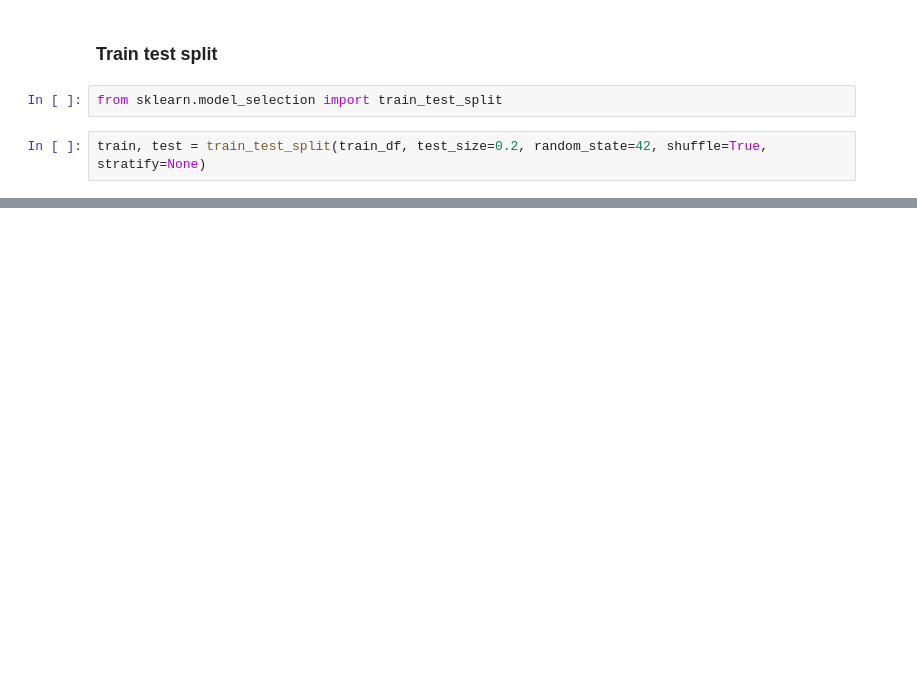
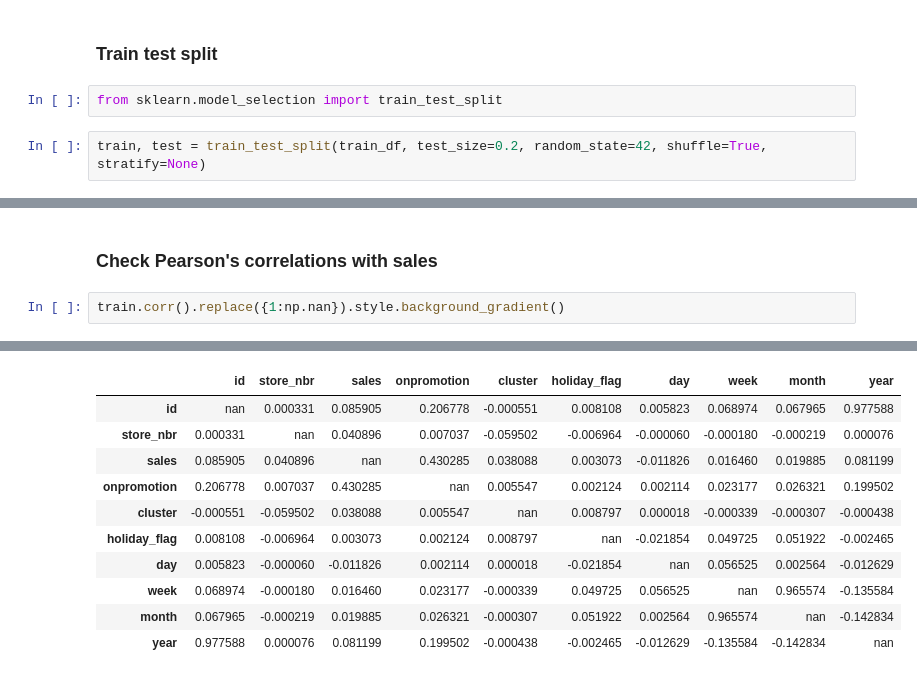
Before and after one commit to jordanpatel97/store-sales-forecasting-kaggle, a Jupyter notebook: stores_sales_forecasting.ipynb, the cells around one changed output, grey strips where cells are left out. Drawn from its saved outputs; the diff is of its cells as text; blank space fills up the shorter version.

```diff
--- a/stores_sales_forecasting.ipynb
+++ b/stores_sales_forecasting.ipynb
@@ -201,0 +213,5 @@ reg = LGBMRegressor()
+# %% [markdown]
+### Check Pearson's correlations with sales
+# %%
+train.corr().replace({1:np.nan}).style.background_gradient()
+# %% [output]
@@ -201,0 +219,11 @@ reg = LGBMRegressor()
+|  | id | store_nbr | sales | onpromotion | cluster | holiday_flag | day | week | month | year |
+| id | nan | 0.000331 | 0.085905 | 0.206778 | -0.000551 | 0.008108 | 0.005823 | 0.068974 | 0.067965 | 0.977588 |
+| store_nbr | 0.000331 | nan | 0.040896 | 0.007037 | -0.059502 | -0.006964 | -0.000060 | -0.000180 | -0.000219 | 0.000076 |
+| sales | 0.085905 | 0.040896 | nan | 0.430285 | 0.038088 | 0.003073 | -0.011826 | 0.016460 | 0.019885 | 0.081199 |
+| onpromotion | 0.206778 | 0.007037 | 0.430285 | nan | 0.005547 | 0.002124 | 0.002114 | 0.023177 | 0.026321 | 0.199502 |
+| cluster | -0.000551 | -0.059502 | 0.038088 | 0.005547 | nan | 0.008797 | 0.000018 | -0.000339 | -0.000307 | -0.000438 |
+| holiday_flag | 0.008108 | -0.006964 | 0.003073 | 0.002124 | 0.008797 | nan | -0.021854 | 0.049725 | 0.051922 | -0.002465 |
+| day | 0.005823 | -0.000060 | -0.011826 | 0.002114 | 0.000018 | -0.021854 | nan | 0.056525 | 0.002564 | -0.012629 |
+| week | 0.068974 | -0.000180 | 0.016460 | 0.023177 | -0.000339 | 0.049725 | 0.056525 | nan | 0.965574 | -0.135584 |
+| month | 0.067965 | -0.000219 | 0.019885 | 0.026321 | -0.000307 | 0.051922 | 0.002564 | 0.965574 | nan | -0.142834 |
+| year | 0.977588 | 0.000076 | 0.081199 | 0.199502 | -0.000438 | -0.002465 | -0.012629 | -0.135584 | -0.142834 | nan |
```
Also changed, not shown: parts of 17 cells of this notebook.
